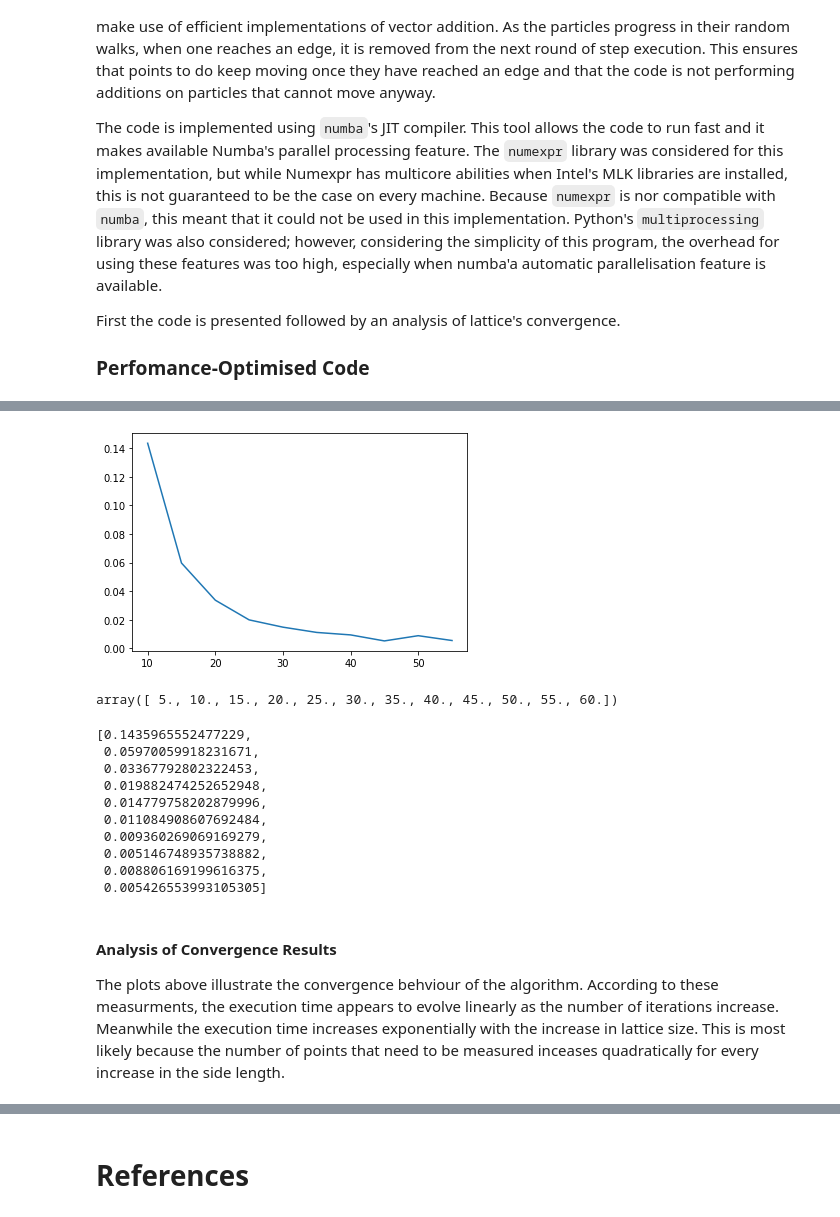
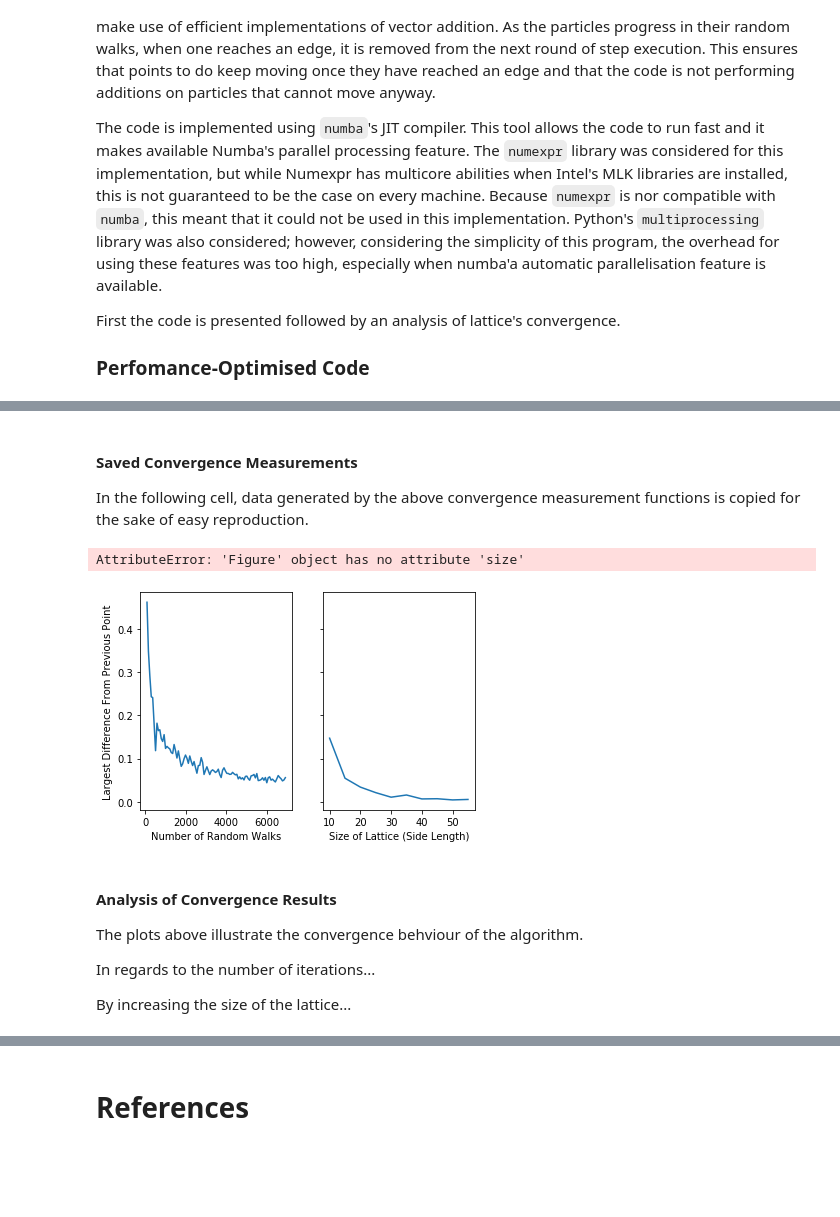
Before and after one commit to sheeshee/High-Performance-Computing-Coursework, a Jupyter notebook: Assignment 1/Assignment 1 Submission.ipynb, the cells around one changed output, grey strips where cells are left out. Saved outputs shown, nothing was run; the diff lists cells and outputs as text; code cells hidden in the pictures; blank space fills up the shorter version.

Commit message:
Run convergence measurements

```diff
--- a/Assignment 1/Assignment 1 Submission.ipynb
+++ b/Assignment 1/Assignment 1 Submission.ipynb
@@ -267,26 +237,3 @@ diff
-# %%
-sizes_refactored = [result.reshape(5, (size+1)**2, 5).mean(axis=1)
-                    for size, result in zip(range(len(multi_size)), multi_size)]
-
-diff = [np.linalg.norm(sizes_refactored[i] - sizes_refactored[i+1]) for i in range(1, len(sizes_refactored)-1)]
-plt.plot(sizes[1:-1], diff)
-plt.show()
-# %% [output]
-[figure, removed]
-# %%
-sizes
-# %% [output]
-array([ 5., 10., 15., 20., 25., 30., 35., 40., 45., 50., 55., 60.])
-# %%
-diff
-# %% [output]
-[0.1435965552477229,
- 0.05970059918231671,
- 0.03367792802322453,
- 0.019882474252652948,
- 0.014779758202879996,
- 0.011084908607692484,
- 0.009360269069169279,
- 0.005146748935738882,
- 0.008806169199616375,
- 0.005426553993105305]
+# %% [markdown]
+#### Saved Convergence Measurements
+In the following cell, data generated by the above convergence measurement functions is copied for the sake of easy reproduction.
@@ -293,6 +378,21 @@ diff
+# %%
+# Plot the convergence plots
+fig, (ax1, ax2) = plt.subplots(1, 2, sharey=True)
+ax1.plot(iter_space_plot, multi_iter_plot)
+ax1.set_xlabel('Number of Random Walks')
+ax2.plot(sizes_space_plot, multi_sizes_plot)
+ax2.set_xlabel('Size of Lattice (Side Length)')
+ax1.set_ylabel('Largest Difference From Previous Point');
+# %% [output]
+AttributeError: 'Figure' object has no attribute 'size'
+[figure, added]
 # %% [markdown]
 #### Analysis of Convergence Results
-The plots above illustrate the convergence behviour of the algorithm. According to these measurments, the execution time appears to evolve linearly as the number of iterations increase. Meanwhile the execution time increases exponentially with the increase in lattice size. This is most likely because the number of points that need to be measured inceases quadratically for every increase in the side length.
+The plots above illustrate the convergence behviour of the algorithm.
+
+In regards to the number of iterations...
+
+By increasing the size of the lattice...
 # %% [markdown]
 ## Question 2: Potentials Generated by Random Particles
 The algorithm here estimates the potential of a collection of particles on a point at a distance away from the centre of these points. The problem was first implemented in Python with no consideration for performance. This code was then optimised for speed and is presented below.
```
Also changed, not shown: parts of 24 cells of this notebook.
